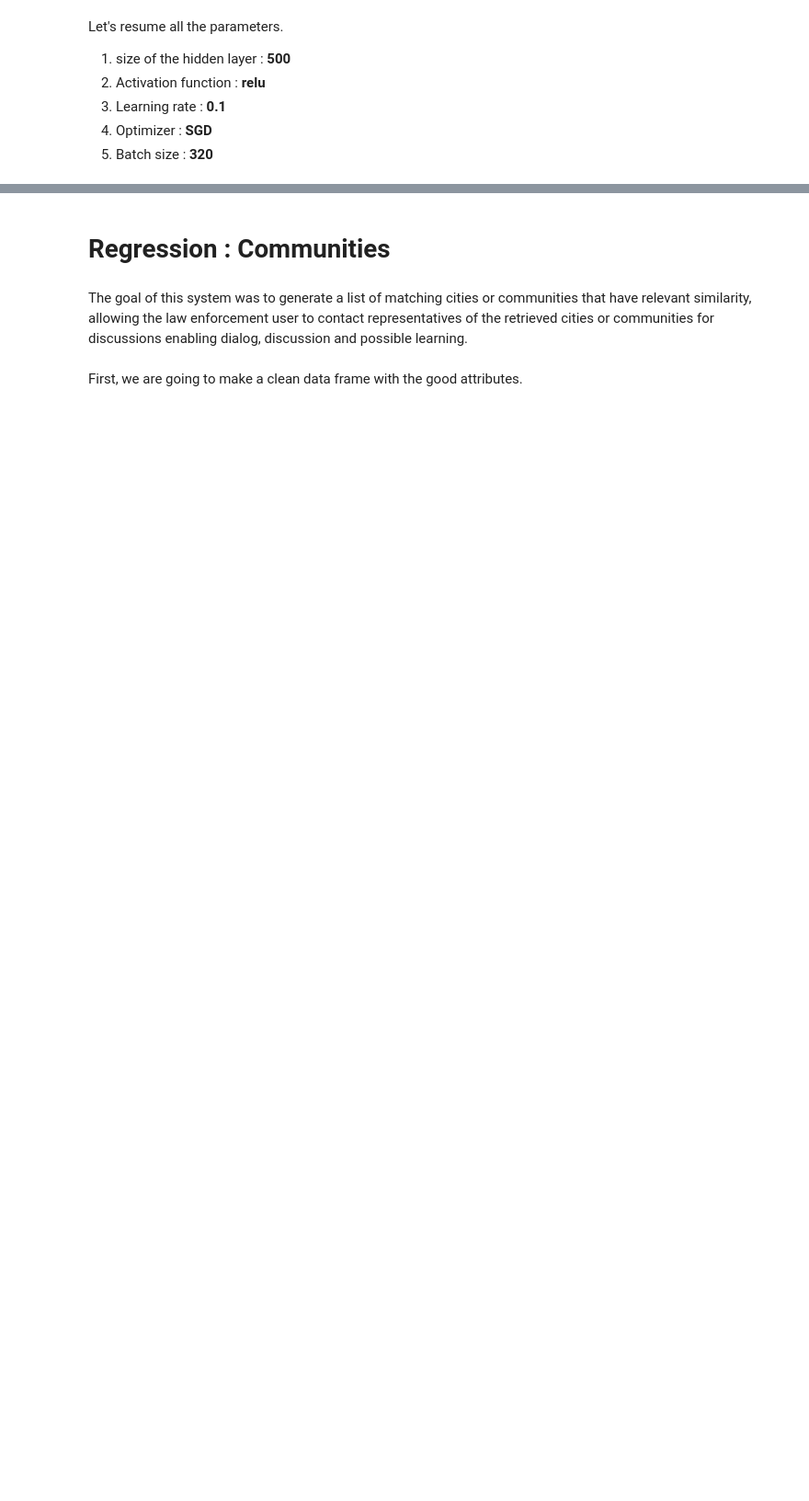
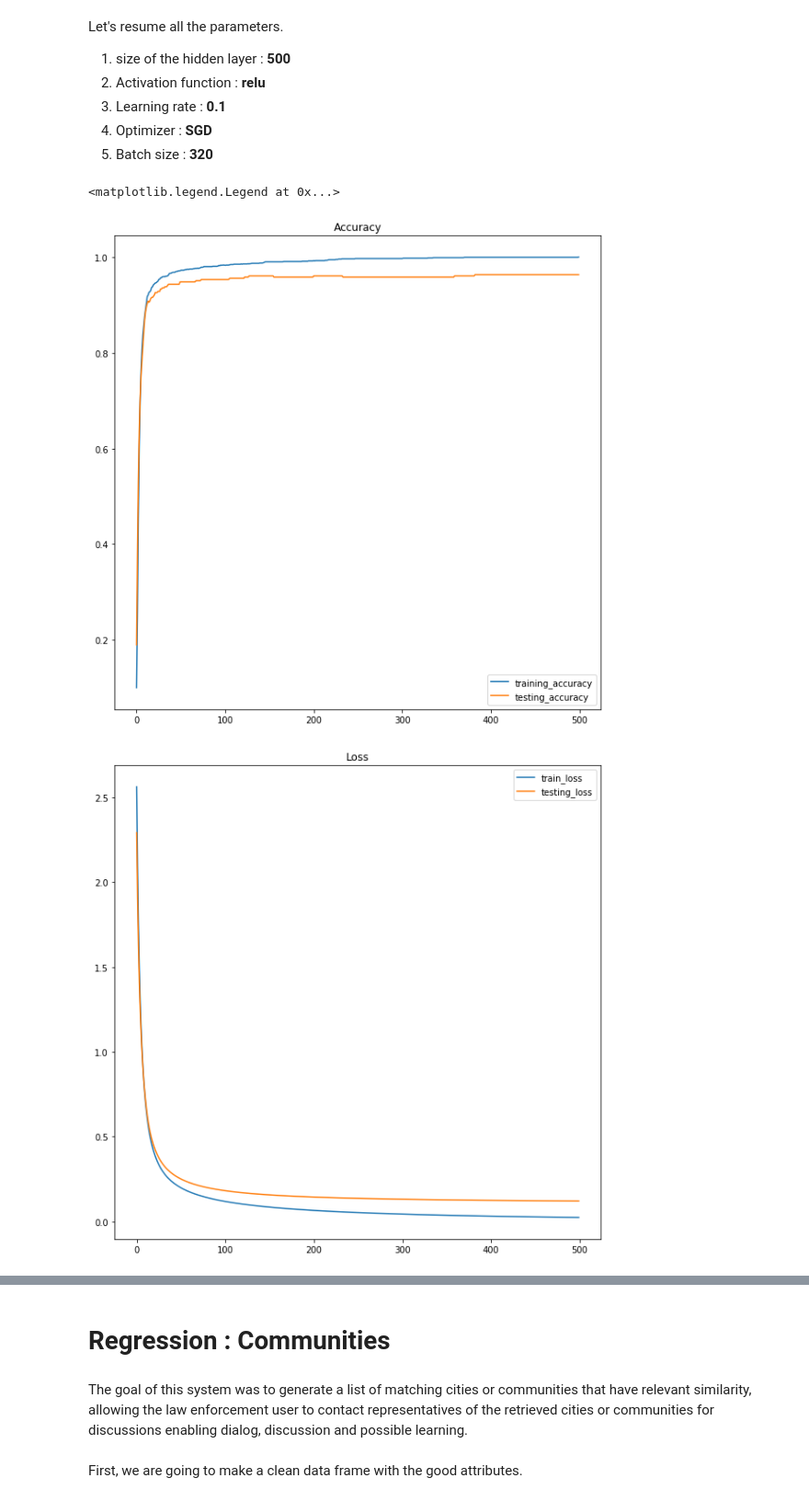
Before and after one commit to geoffmt/SDTSIA-210, a Jupyter notebook: Projet.ipynb, the cells around one changed output, grey strips where cells are left out. Shown at 92% size. Cells and saved outputs as stored; diff of their text form; code cells hidden in the pictures; blank space fills up the shorter version.

```diff
--- a/Projet.ipynb
+++ b/Projet.ipynb
@@ -1263,35 +1263,40 @@ Let's resume all the parameters.
 # %%
 n_i = X_train.shape[1]
 n_o = y_train.shape[1]
 
 #parameters
 n_h = 500
 activation_func = 'relu'
 lr = 0.01
 optimizer = optimizers.SGD
 batch_size = 320
 
-n_epoch = 150
+n_epoch = 500
 
 model = Sequential()
 model.add(Dense(n_h, input_dim=n_i))
-model.add(Activation(activation_function))
+model.add(Activation(activation_func))
 model.add(Dense(n_o))
 model.add(Activation("softmax"))
 
 model.compile(optimizer=optimizer(lr),
             loss='categorical_crossentropy', metrics=['categorical_accuracy'])
 
-history = model.fit(X_train2, y_train2, epochs=n_epoch, batch_size=batch_size, verbose=False, validation_data=(X_test2, y_test2),shuffle=True)
+history = model.fit(X_train, y_train, epochs=n_epoch, batch_size=batch_size, verbose=False, validation_data=(X_test, y_test), shuffle=True)
 
 
 plt.figure(figsize=(10, 10))
 plt.title('Accuracy')
 plt.plot(history.history['categorical_accuracy'],label='training_accuracy')
 plt.plot(history.history['val_categorical_accuracy'], label='testing_accuracy')
 plt.legend(loc='lower right')
 
 plt.figure(figsize=(10, 10))
 plt.title('Loss')
-plt.plot(history.history['loss'],label='training_accuracy')
-plt.plot(history.history['val_loss'], label='testing_accuracy')
+plt.plot(history.history['loss'],label='train_loss')
+plt.plot(history.history['val_loss'], label='testing_loss')
+plt.legend(loc='upper right')
+# %% [output]
+<matplotlib.legend.Legend at 0x...>
+[figure, added]
+[figure, added]
```
Also changed, not shown: parts of 2 cells of this notebook.
